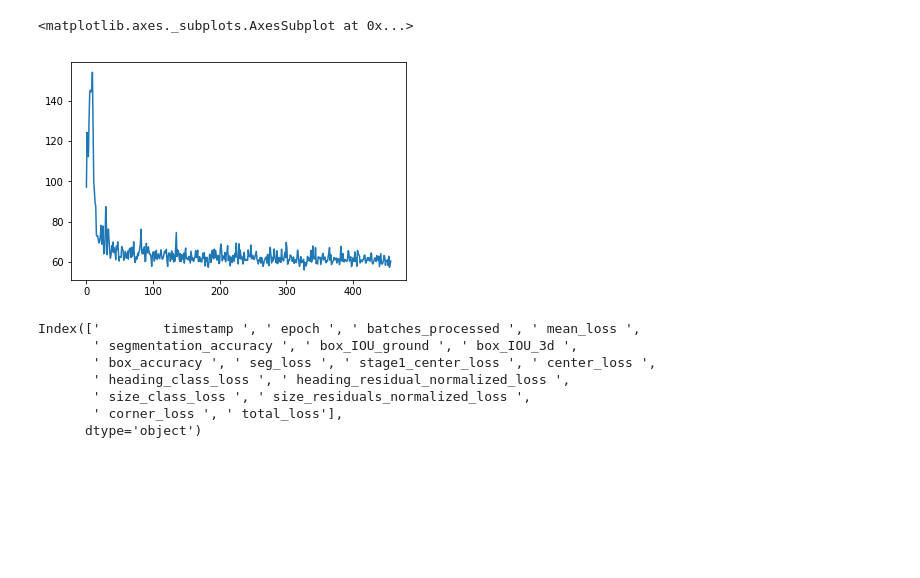
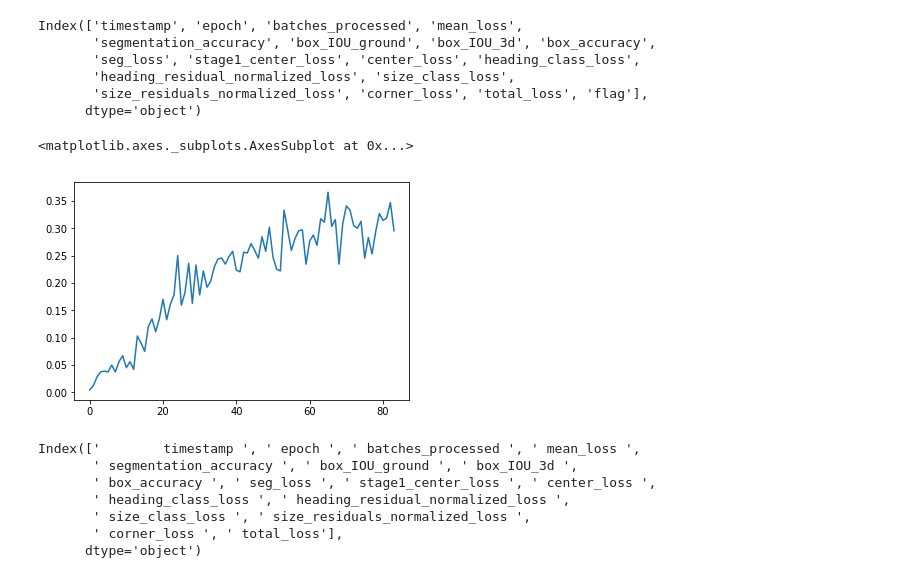
Before and after one commit to aelskhawy/own_adl4cv, a Jupyter notebook: read_logs.ipynb, the cells around one changed output. Saved outputs shown, nothing was run; the diff lists cells and outputs as text; code cells hidden in the pictures; blank space fills up the shorter version.

```diff
--- a/read_logs.ipynb
+++ b/read_logs.ipynb
@@ -4,16 +4,26 @@ import pandas as pd
 import matplotlib.pyplot as plt
 %matplotlib inline
 # %%
-filename = './logs/2018-12-17_18-58-39-.log'
-new_file = './logs/2018-12-17_23-23-09-.log'
+#filename = './logs/2018-12-17_18-58-39-.log'
+#new_file = './logs/2018-12-17_23-23-09-.log'
+filename = './logs/2019-01-06_01-15-13-.log'
 # %%
 df = pd.read_csv(filename, sep='|', header=1, skiprows=1)
+df.columns = [str.strip(x) for x in df.columns]
-# %%
-df.head(2)
-df[' mean_loss '][0:687].plot()
-# %% [output]
-<matplotlib.axes._subplots.AxesSubplot at 0x...>
-[figure, removed]
+# %%
+df.columns
+# %% [output]
+Index(['timestamp', 'epoch', 'batches_processed', 'mean_loss',
+       'segmentation_accuracy', 'box_IOU_ground', 'box_IOU_3d', 'box_accuracy',
+       'seg_loss', 'stage1_center_loss', 'center_loss', 'heading_class_loss',
+       'heading_residual_normalized_loss', 'size_class_loss',
+       'size_residuals_normalized_loss', 'corner_loss', 'total_loss', 'flag'],
+      dtype='object')
+# %%
+df['box_accuracy'].plot()
+# %% [output]
+<matplotlib.axes._subplots.AxesSubplot at 0x...>
+[figure, added]
 # %%
 df2.columns
 # %% [output]
```
Also changed, not shown: 5 other files.
